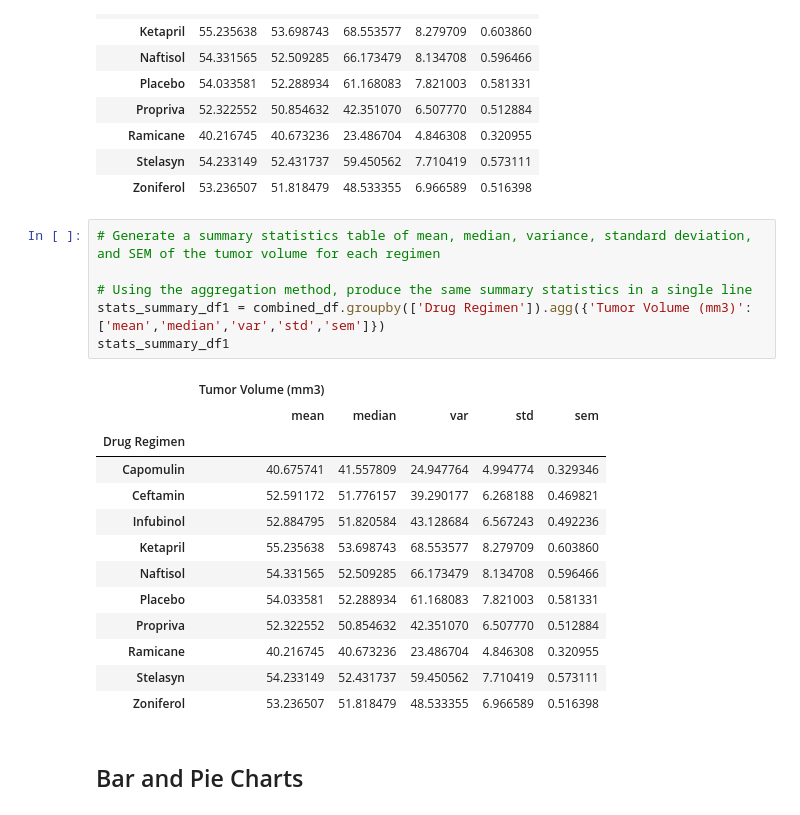
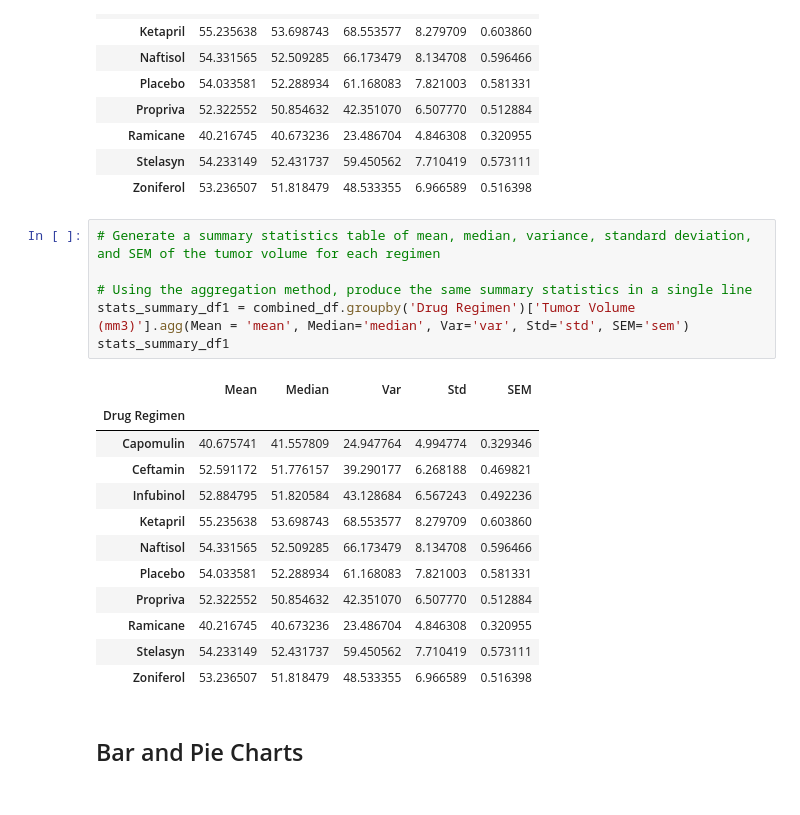
Before and after one commit to serdar-bayramov/Matplotlib-Challenge, a Jupyter notebook: main.ipynb, the cells around one changed output. Drawn from its saved outputs; the diff is of its cells as text.

```diff
--- a/main.ipynb
+++ b/main.ipynb
@@ -83,12 +83,11 @@ stats_summary_df
 # %%
 # Generate a summary statistics table of mean, median, variance, standard deviation, and SEM of the tumor volume for each regimen
 
 # Using the aggregation method, produce the same summary statistics in a single line
-stats_summary_df1 = combined_df.groupby(['Drug Regimen']).agg({'Tumor Volume (mm3)':['mean','median','var','std','sem']})
+stats_summary_df1 = combined_df.groupby('Drug Regimen')['Tumor Volume (mm3)'].agg(Mean = 'mean', Median='median', Var='var', Std='std', SEM='sem')
 stats_summary_df1
 # %% [output]
-|  | Tumor Volume (mm3) |  |  |  |  |
-|  | mean | median | var | std | sem |
+|  | Mean | Median | Var | Std | SEM |
 | Drug Regimen |  |  |  |  |  |
 | Capomulin | 40.675741 | 41.557809 | 24.947764 | 4.994774 | 0.329346 |
 | Ceftamin | 52.591172 | 51.776157 | 39.290177 | 6.268188 | 0.469821 |
```
Also changed, not shown: parts of 11 cells of this notebook.
